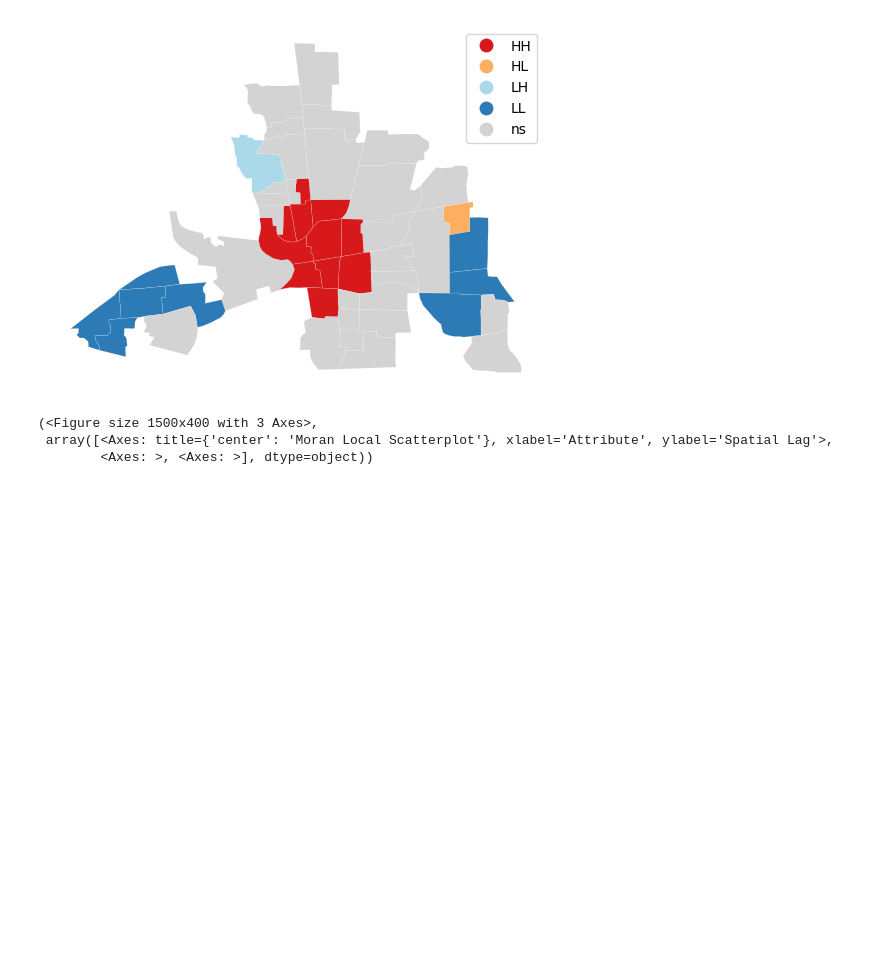
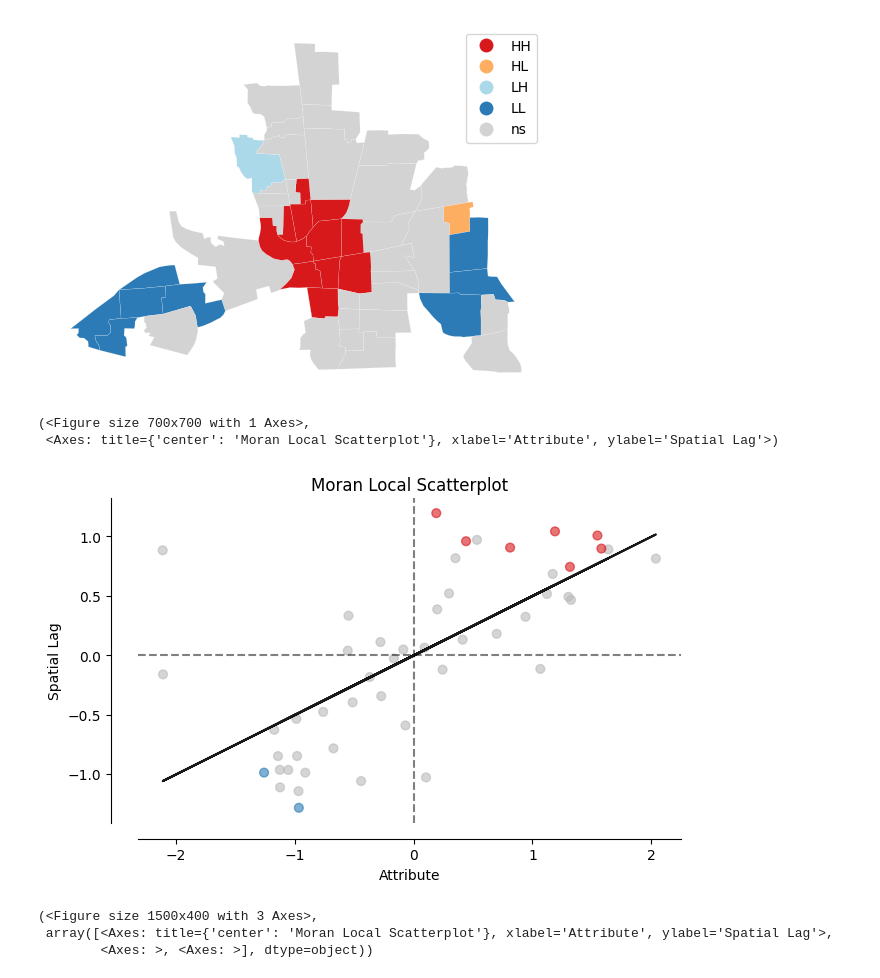
Before and after one commit to theaok/gisPy, a Jupyter notebook: geoda.ipynb, the cells around one changed output. Cells and saved outputs as stored; diff of their text form; code cells hidden in the pictures; blank space fills up the shorter version.

```diff
--- a/geoda.ipynb
+++ b/geoda.ipynb
@@ -281,6 +286,18 @@ esdaplot.lisa_cluster(lisa,col)
 # %% [output]
 (<Figure size 640x480 with 1 Axes>, <Axes: >)
 [figure]
+# %%
+from splot.esda import moran_scatterplot
+import matplotlib.pyplot as plt
+
+#can set significance to higher, then fewer points will be significant: eg .01
+# Plot Moran scatterplot with significant points colored
+moran_scatterplot(lisa, p=.01) # 'p' parameter in plot functions sets the critical value
+plt.show()
+# %% [output]
+(<Figure size 700x700 with 1 Axes>,
+ <Axes: title={'center': 'Moran Local Scatterplot'}, xlabel='Attribute', ylabel='Spatial Lag'>)
+[figure, added]
 # %%
 from splot.esda import (
     moran_scatterplot, lisa_cluster, plot_local_autocorrelation
```
Also changed, not shown: parts of 3 cells of this notebook.
